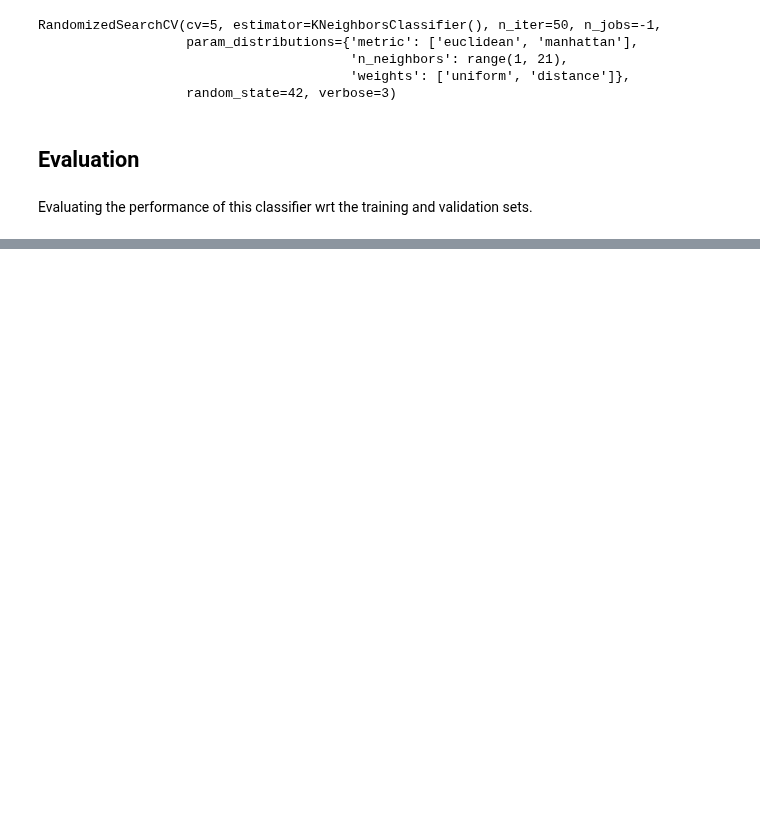
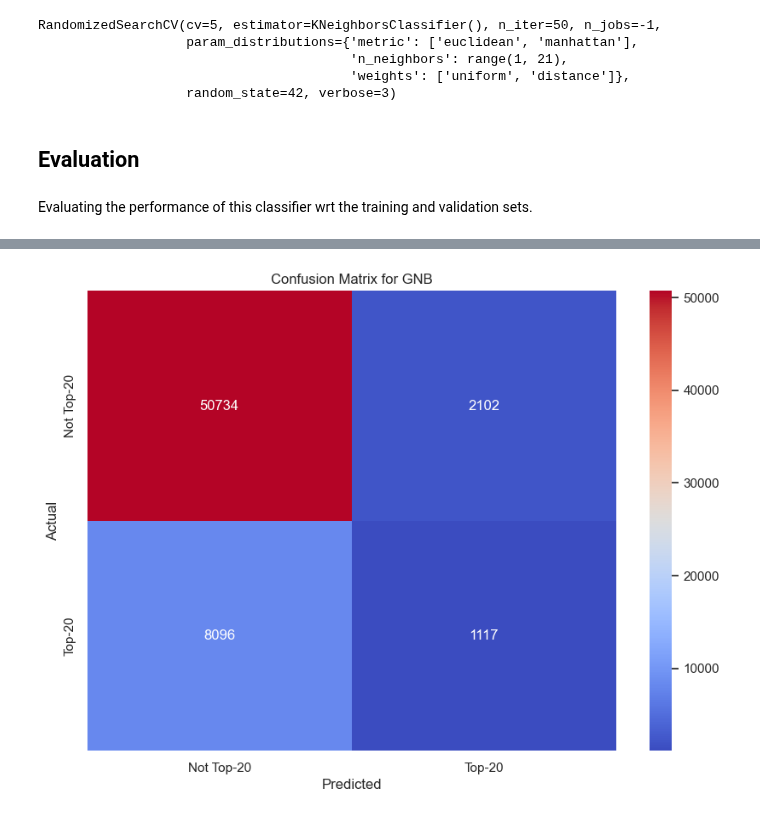
Before and after one commit to Emahhh/dm-project, a Jupyter notebook: prediction.ipynb, the cells around one changed output, grey strips where cells are left out. Drawn from its saved outputs; the diff is of its cells as text; code cells hidden in the pictures; blank space fills up the shorter version.

```diff
--- a/prediction.ipynb
+++ b/prediction.ipynb
@@ -296,0 +302,3 @@ plt.show()
+# %%
+train_predictions_gnb = gnb.predict(train_set)
+validation_predictions_gnb = gnb.predict(validation_set)
@@ -296,0 +330,4 @@ plt.show()
+# %%
+plot_confusion_matrix(validation_labels, validation_predictions_gnb, title='Confusion Matrix for GNB')
+# %% [output]
+[figure, added]
```
Also changed, not shown: parts of 12 cells of this notebook.
